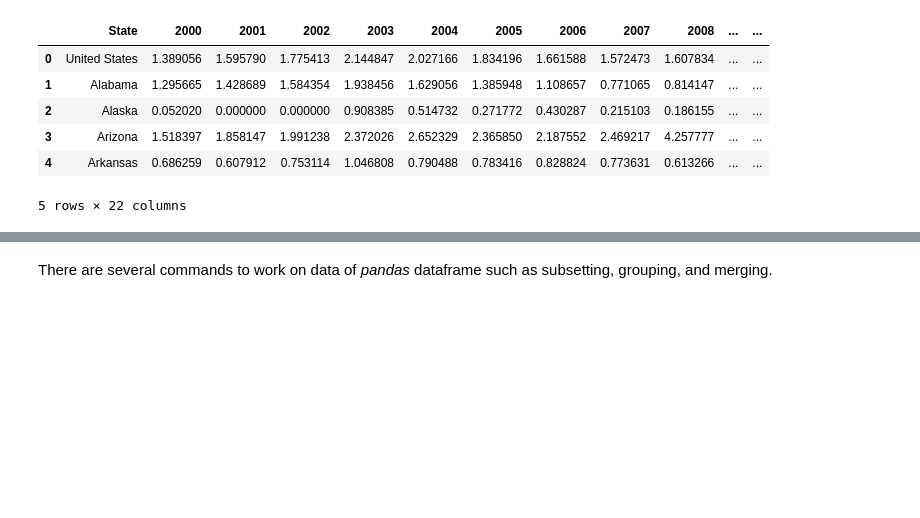
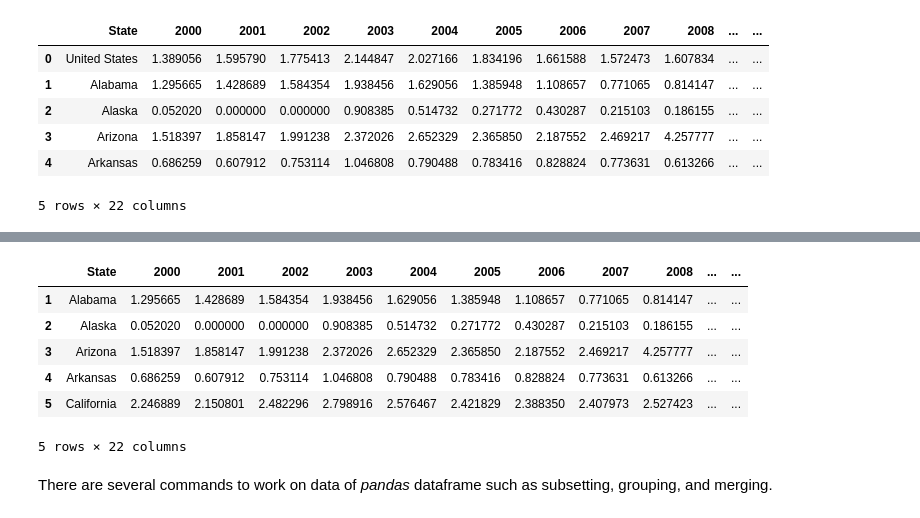
Before and after one commit to mulukenm/python-from-scratch, a Jupyter notebook: 02-Pandas.ipynb, the cells around one changed output, grey strips where cells are left out. Drawn from its saved outputs; the diff is of its cells as text; code cells hidden in the pictures; blank space fills up the shorter version.

```diff
--- a/02-Pandas.ipynb
+++ b/02-Pandas.ipynb
@@ -262,5 +364,14 @@ df_Dper1000I.info()
 # %%
-df_Dper1000I.describe(include = 'all')
+# df_Dper1000I.describe(include = 'all')
+df_Dper1000I.head()
+# %% [output]
+|  | State | 2000 | 2001 | 2002 | 2003 | 2004 | 2005 | 2006 | 2007 | 2008 | ... | ... |
+| 1 | Alabama | 1.295665 | 1.428689 | 1.584354 | 1.938456 | 1.629056 | 1.385948 | 1.108657 | 0.771065 | 0.814147 | ... | ... |
+| 2 | Alaska | 0.052020 | 0.000000 | 0.000000 | 0.908385 | 0.514732 | 0.271772 | 0.430287 | 0.215103 | 0.186155 | ... | ... |
+| 3 | Arizona | 1.518397 | 1.858147 | 1.991238 | 2.372026 | 2.652329 | 2.365850 | 2.187552 | 2.469217 | 4.257777 | ... | ... |
+| 4 | Arkansas | 0.686259 | 0.607912 | 0.753114 | 1.046808 | 0.790488 | 0.783416 | 0.828824 | 0.773631 | 0.613266 | ... | ... |
+| 5 | California | 2.246889 | 2.150801 | 2.482296 | 2.798916 | 2.576467 | 2.421829 | 2.388350 | 2.407973 | 2.527423 | ... | ... |
+5 rows × 22 columns
 # %% [markdown]
 There are several commands to work on data of *pandas* dataframe such as subsetting, grouping, and merging.
 # %%
```
Also changed, not shown: parts of 22 cells of this notebook, 2 other files.
